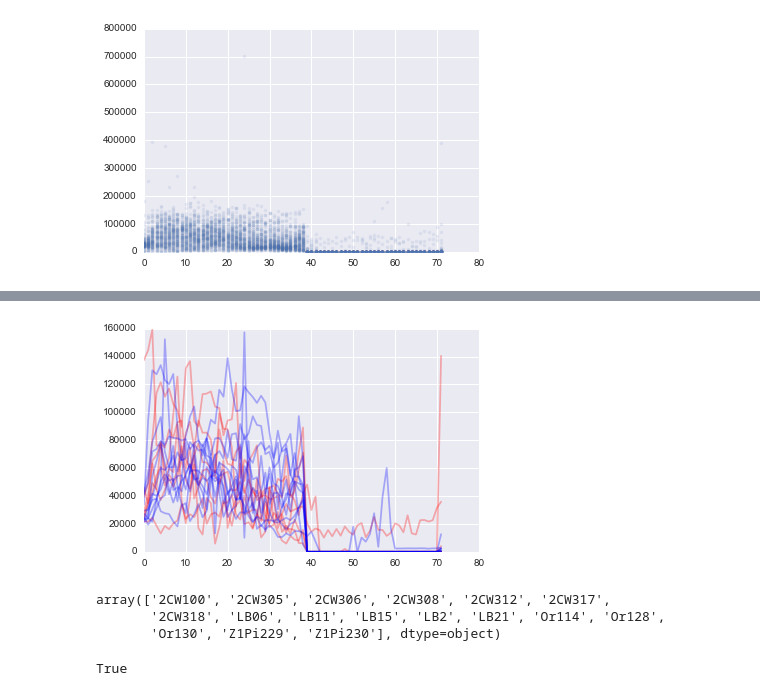
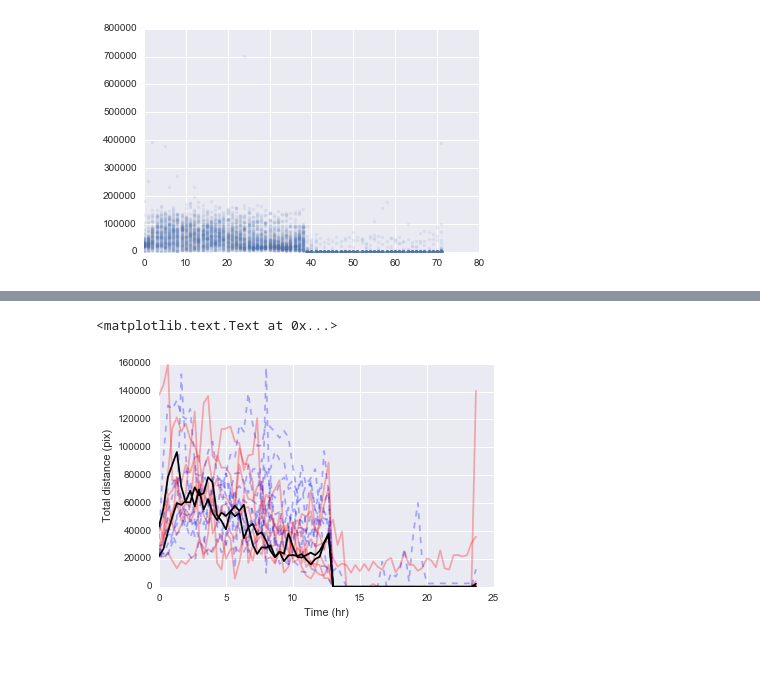
Before and after one commit to lmn93beo/Finch_Movement, a Jupyter notebook: Finch_Movement_Batch_Analysis.ipynb, the cells around one changed output, grey strips where cells are left out. Cells and saved outputs as stored; diff of their text form; code cells hidden in the pictures; blank space fills up the shorter version.

```diff
--- a/Finch_Movement_Batch_Analysis.ipynb
+++ b/Finch_Movement_Batch_Analysis.ipynb
@@ -21,3 +21,18 @@ for file in files:
     all_frames_lst.append(frame)
 
 master = pd.concat(all_frames_lst)
+
+# Determine genotype
+animal_lst = master.Animal
+gen_lst = []
+
+def get_genotype(animal):
+    '''Infer the genotype from name of animal'''
+    if '2CW' in animal:
+        return 'mut'
+    elif 'Z1' in animal:
+        return 'Other'
+    else:
+        return 'WT'
+
+master['Genotype'] = master.Animal.apply(get_genotype)
@@ -35,24 +50,16 @@ plt.plot(master.Period, master.Activity, '.', alpha=0.1)
 # %%
-# Get average activity for each animal
-mean_fr = master.groupby(['Animal','Period']).mean()['Activity']
-mean_fr = mean_fr.reset_index()
-
 # Plot
 for animal in mean_fr.Animal.unique():
     animal_fr = mean_fr[mean_fr.Animal == animal]
     if '2CW' in animal: # mutant
-        plt.plot(animal_fr.Period, animal_fr.Activity, alpha=0.3, color='red')
-    else: # wild-type
-        plt.plot(animal_fr.Period, animal_fr.Activity, alpha=0.3, color='blue')
+        plt.plot(animal_fr.Period/3, animal_fr.Activity, alpha=0.3, color='red')
+    elif 'Z1' in animal: # other
+        plt.plot(animal_fr.Period/3, animal_fr.Activity, alpha=1, color='black')
+    else:
+        plt.plot(animal_fr.Period/3, animal_fr.Activity, '--', alpha=0.3, color='blue')
+
+plt.xlabel('Time (hr)')
+plt.ylabel('Total distance (pix)')
 # %% [output]
+<matplotlib.text.Text at 0x...>
-[figure, old version]
+[figure, new version]
-# %%
-mean_fr.Animal.unique()
-# %% [output]
-array(['2CW100', '2CW305', '2CW306', '2CW308', '2CW312', '2CW317',
-       '2CW318', 'LB06', 'LB11', 'LB15', 'LB2', 'LB21', 'Or114', 'Or128',
-       'Or130', 'Z1Pi229', 'Z1Pi230'], dtype=object)
-# %%
-'Pi' in animal
-# %% [output]
-True
```
Also changed, not shown: parts of 6 cells of this notebook.
